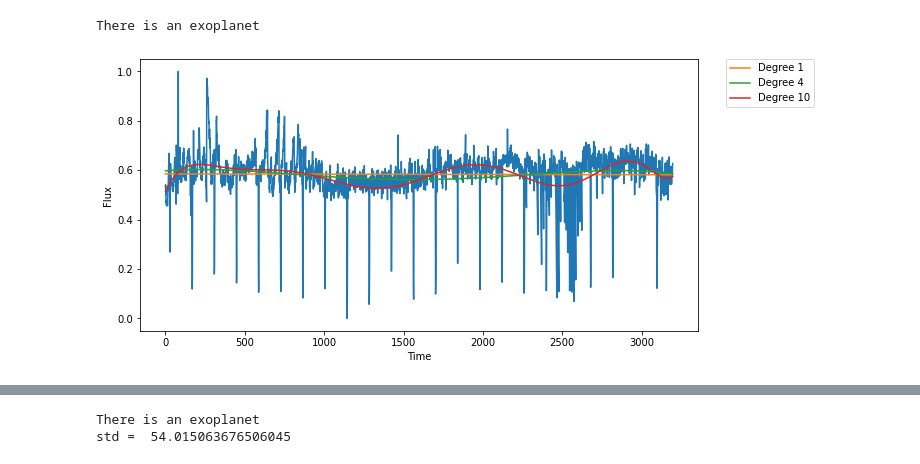
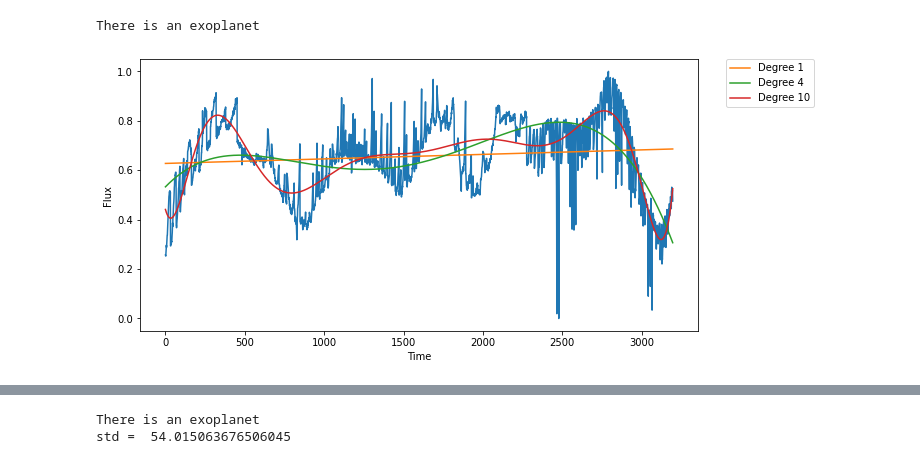
Before and after one commit to DZAlpha/ExoplanetHunting, a Jupyter notebook: exoplanets_hunting.ipynb, the cells around one changed output, grey strips where cells are left out. Saved outputs shown, nothing was run; the diff lists cells and outputs as text; code cells hidden in the pictures.

```diff
--- a/exoplanets_hunting.ipynb
+++ b/exoplanets_hunting.ipynb
@@ -49,5 +33,5 @@ standarized_train_df
 # %%
-plot_row(train_df, 1)
+plot_row(train_df, 4)
 # %% [output]
 There is an exoplanet
-[figure, old version]
+[figure, new version]
```
Also changed, not shown: parts of 23 cells of this notebook, 4 other files.
